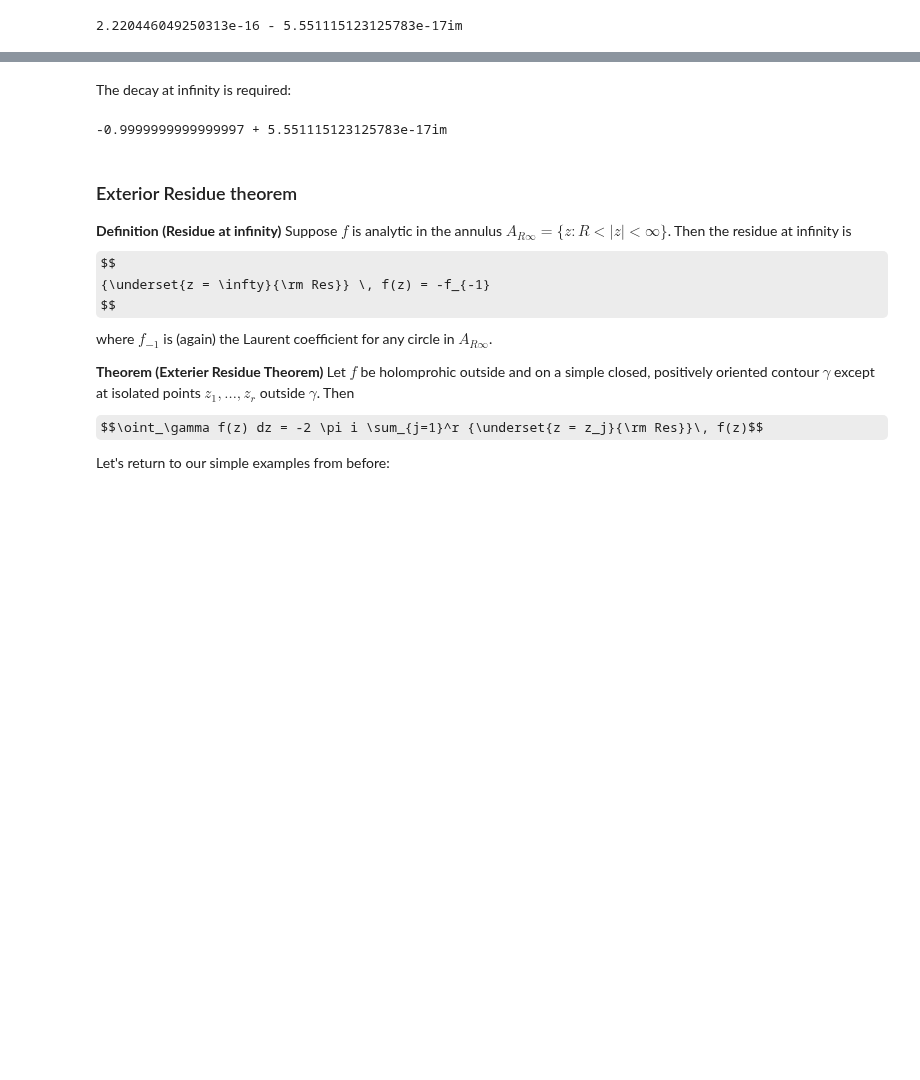
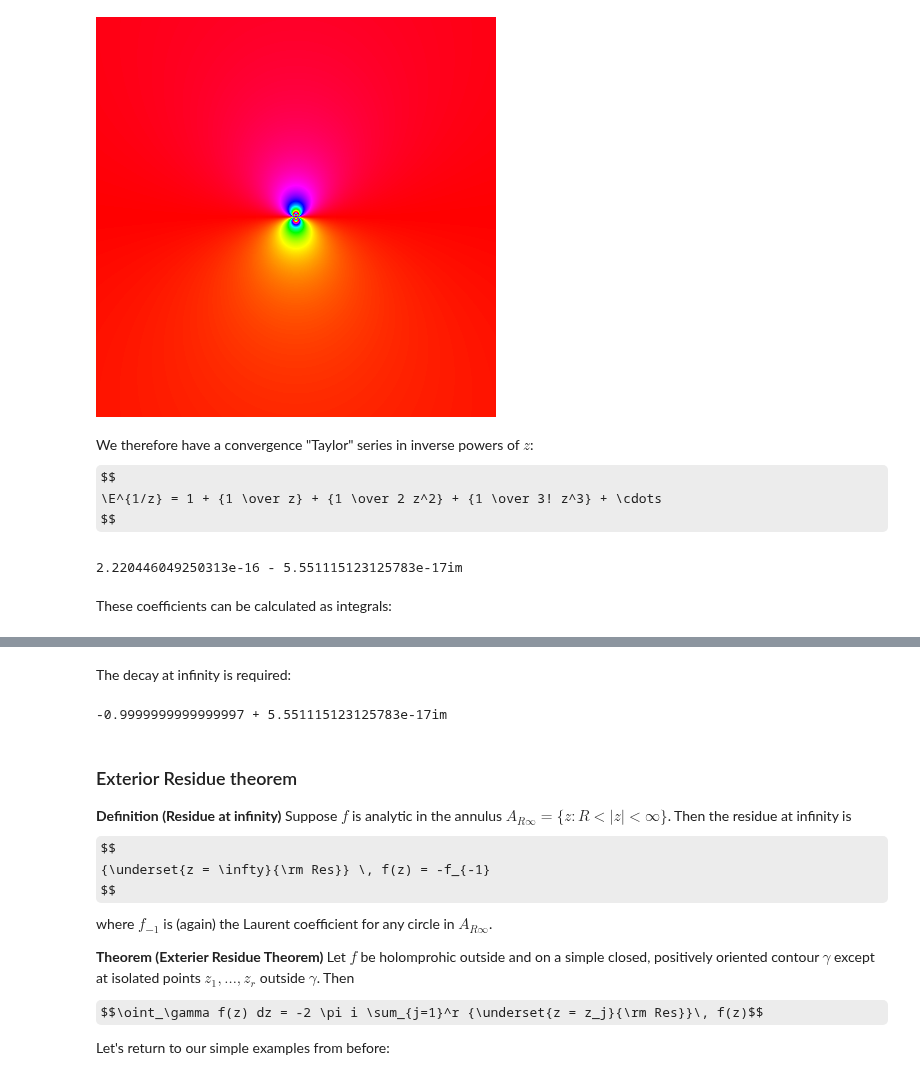
Before and after one commit to dlfivefifty/M3M6MethodsOfMathematicalPhysics, a Jupyter notebook: Lecture 6.ipynb, the cells around one changed output, grey strips where cells are left out. Cells and saved outputs as stored; diff of their text form; code cells hidden in the pictures; some formulas as TeX source; blank space fills up the shorter version.

```diff
--- a/Lecture 6.ipynb
+++ b/Lecture 6.ipynb
@@ -51,4 +57,4 @@ where $\gamma$ is any simple closed positively oriented contour such that $f$ is
 # %%
 f = z -> exp(1/z)
-phaseplot(f, (-6,6), (-6,6))
+portrait(-6..6, -6..6, f)
 # %% [output]
@@ -56,8 +61,16 @@ phaseplot(f, (-6,6), (-6,6))
+[figure, added]
+# %% [markdown]
+We therefore have a convergence "Taylor" series in inverse powers of $z$:
+$$
+\E^{1/z} = 1 + {1 \over z} + {1 \over 2 z^2} + {1 \over 3! z^3} + \cdots
+$$
 # %%
 z = 2.0+2im
 sum([z^k/factorial(-1.0k) for k=-100:0]) - exp(1/z)
 # %% [output]
 2.220446049250313e-16 - 5.551115123125783e-17im
+# %% [markdown]
+These coefficients can be calculated as integrals:
 # %%
 k=-5;
 sum(Fun(z -> f(z)/z^(k+1), Circle()))/(2π*im) - 1/factorial(-1.0k)
```
Also changed, not shown: parts of 29 cells of this notebook, 1 other file.
